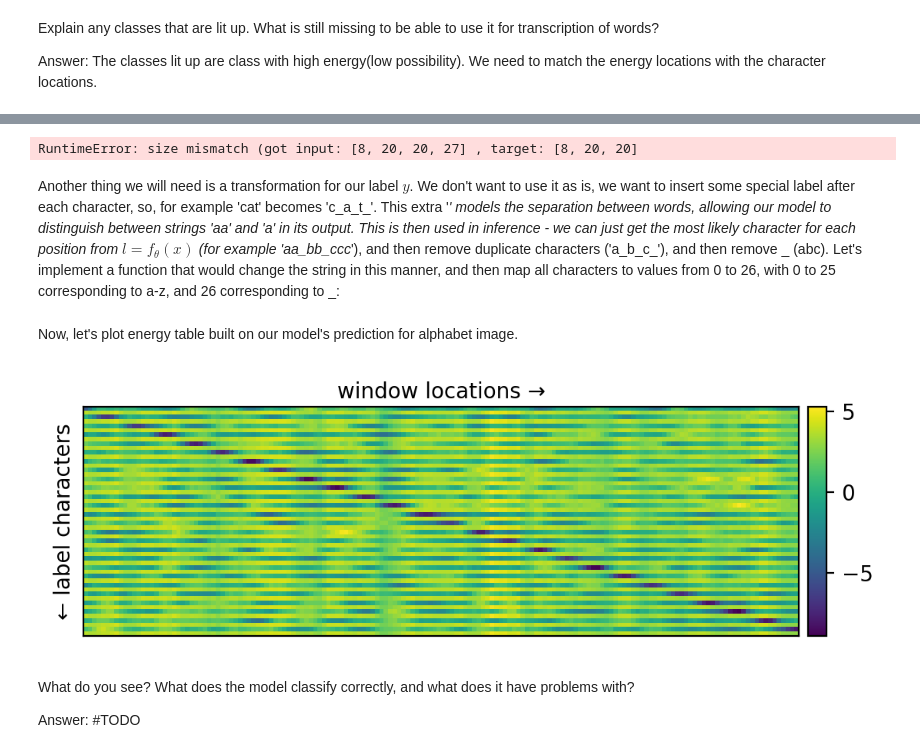
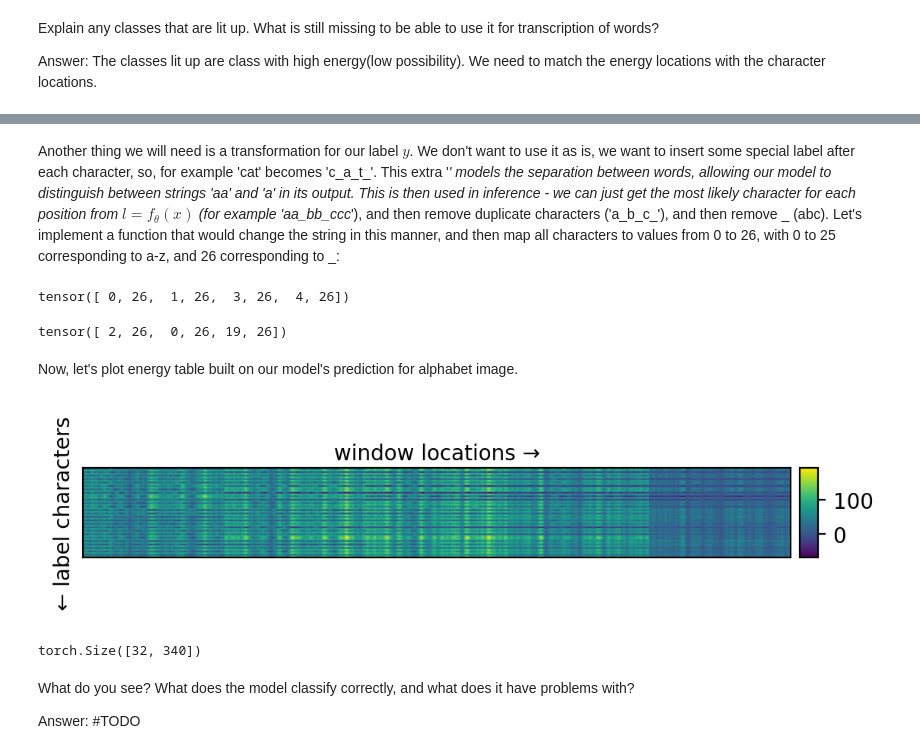
Before and after one commit to Xiang-Pan/NYU_DL, a Jupyter notebook: HW3/hw3_practice.ipynb, the cells around one changed output, grey strips where cells are left out. Saved outputs shown, nothing was run; the diff lists cells and outputs as text; code cells hidden in the pictures.

```diff
--- a/HW3/hw3_practice.ipynb
+++ b/HW3/hw3_practice.ipynb
@@ -379,4 +382,13 @@ First, let's write functions that would calculate the needed cross entropies $H(
 # %%
+'''
+Author: Xiang Pan
+Date: 2022-03-04 22:44:31
+LastEditTime: 2022-03-09 23:25:31
+LastEditors: Xiang Pan
+Description:
+FilePath: /HW3/hw3_practice.ipynb
+@email: xiangpan@nyu.edu
+'''
 def build_path_matrix(energies, targets):
     # inputs:
     #    energies, shape is BATCH_SIZE x L x 27
@@ -425,8 +437,10 @@ def build_ce_matrix(energies, targets):
     # target = [batch_size, L, T]
     targets = targets.unsqueeze(1).repeat(1, L, 1)
     # targets = torch.nn.functional.one_hot(targets, 27)
-    ce = torch.nn.functional.cross_entropy(-energies, targets.float(), reduction='none')
-    print(ce.shape)
+    energies = energies.reshape(batch_size * L * T, 27)
+    targets = targets.reshape(batch_size * L * T)
+    ce = torch.nn.functional.cross_entropy(-energies, targets, reduction='none')
+    ce = ce.reshape(batch_size, L, T)
     return ce
 
 
@@ -444,8 +458,6 @@ for _ in range(10):
     ce = build_ce_matrix(energies, targets)
 
     assert ce[b, i, j] == cross_entropy(energies[b, i].unsqueeze(0), targets[b, j].to(energies.device).unsqueeze(0))
-# %% [output]
-RuntimeError: size mismatch (got input: [8, 20, 20, 27] , target: [8, 20, 20]
 # %% [markdown]
 Another thing we will need is a transformation for our label $y$. We don't want to use it as is, we want to insert some special label after each character, so, for example 'cat' becomes 'c_a_t_'. This extra '_' models the separation between words, allowing our model to distinguish between strings 'aa' and 'a' in its output. This is then used in inference - we can just get the most likely character for each position from $l = f_\theta(x)$ (for example 'aa_bb_ccc_'), and then remove duplicate characters ('a_b_c_'), and then remove _ (abc).
 Let's implement a function that would change the string in this manner, and then map all characters to values from 0 to 26, with 0 to 25 corresponding to a-z, and 26 corresponding to _:
@@ -458,31 +464,67 @@ def transform_word(s):
+# %%
+def transform_word(s):
+    # input: a string
+    # output: a tensor of shape 2*len(s)
+    # TODO
+    l = len(s)
+    # 0 to 25 is a-z
+    # 26 is _
+    # e = [ord(c) - ord('a') if c != '_' else 26 for c in s]
+    e = []
+    for c in s:
+        e.append(ord(c) - ord('a'))
+        e.append(26)
+    e = torch.tensor(e)
+    return e
+# %%
+transform_word("abde")
+# %% [output]
+tensor([ 0, 26,  1, 26,  3, 26,  4, 26])
+# %%
+transform_word("cat")
+# %% [output]
+tensor([ 2, 26,  0, 26, 19, 26])
 # %% [markdown]
 Now, let's plot energy table built on our model's prediction for alphabet image.
 # %%
+'''
+Author: Xiang Pan
+Date: 2022-03-04 22:44:31
+LastEditTime: 2022-03-08 23:33:44
+LastEditors: Xiang Pan
+Description:
+FilePath: /HW3/hw3_practice.ipynb
+@email: xiangpan@nyu.edu
+'''
 def plot_pm(pm, path=None):
     fig=plt.figure(dpi=200)
     ax = plt.axes()
     im = ax.imshow(pm.cpu().T)
 
     ax.set_xlabel('window locations →')
     ax.set_ylabel('← label characters')
     ax.xaxis.set_label_position('top')
     ax.set_xticks([])
     ax.set_yticks([])
 
     if path is not None:
         for i in range(len(path) - 1):
             ax.plot(*path[i], *path[i+1], marker = 'o', markersize=0.5, linewidth=10, color='r', alpha=1)
 
     cax = fig.add_axes([ax.get_position().x1+0.01,ax.get_position().y0,0.02,ax.get_position().height])
     plt.colorbar(im, cax=cax)
 
 energies = model(alphabet.cuda().view(1, 1, *alphabet.shape))
 targets = transform_word(string.ascii_lowercase).unsqueeze(0).cuda()
 
 pm = build_path_matrix(energies, targets)
 plot_pm(pm[0].detach())
 # %% [output]
-[figure, old version]
+[figure, new version]
+# %%
+alphabet.shape
+# %% [output]
+torch.Size([32, 340])
 # %% [markdown]
 What do you see? What does the model classify correctly, and what does it have problems with?
 
```
Also changed, not shown: parts of 64 cells of this notebook, 4 other files.
